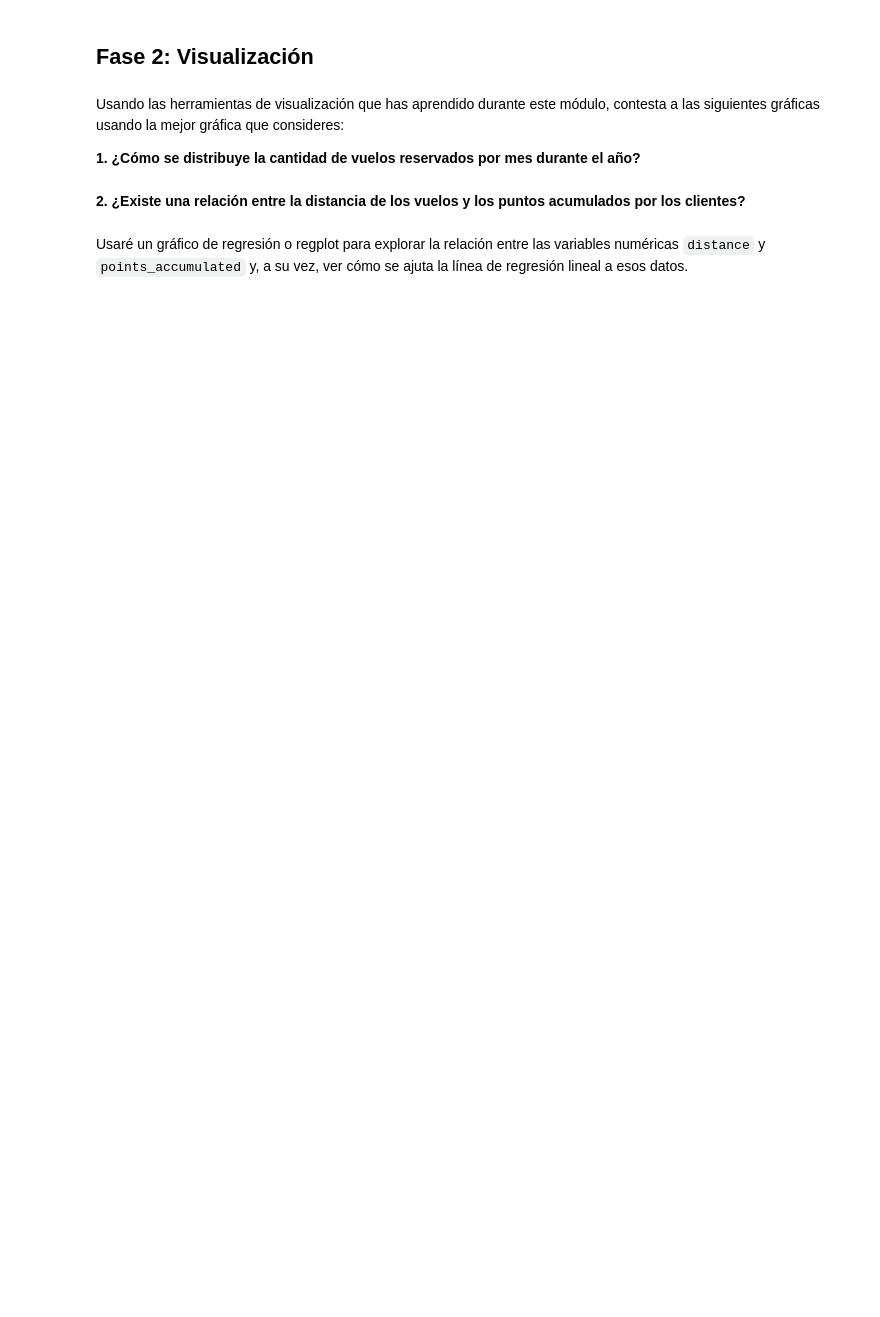
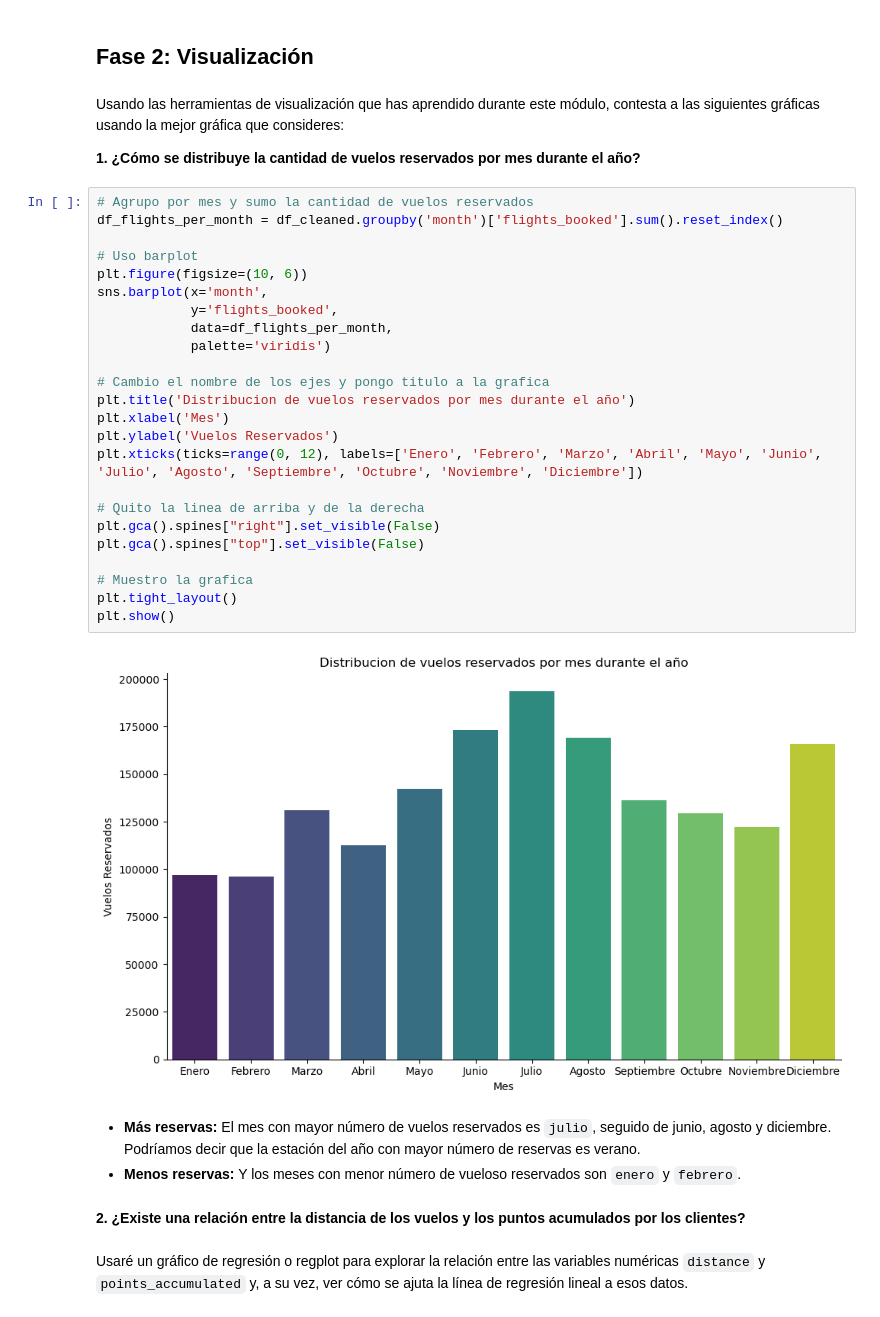
Before and after one commit to Adalab/bda-modulo-3-evaluacion-final-eaguilag, a Jupyter notebook: bda-modulo-2-evaluacion-final-promo-angela-elena-aguila.ipynb, the cells around one changed output. Cells and saved outputs as stored; diff of their text form; blank space fills up the shorter version.

```diff
--- a/bda-modulo-2-evaluacion-final-promo-angela-elena-aguila.ipynb
+++ b/bda-modulo-2-evaluacion-final-promo-angela-elena-aguila.ipynb
@@ -502,6 +396,35 @@ df_final.to_csv("customer-data.csv",index=False)
 Usando las herramientas de visualización que has aprendido durante este módulo, contesta a las siguientes gráficas usando la mejor gráfica que consideres:
 
 **1. ¿Cómo se distribuye la cantidad de vuelos reservados por mes durante el año?**
+# %%
+# Agrupo por mes y sumo la cantidad de vuelos reservados
+df_flights_per_month = df_cleaned.groupby('month')['flights_booked'].sum().reset_index()
+
+# Uso barplot
+plt.figure(figsize=(10, 6))
+sns.barplot(x='month',
+            y='flights_booked',
+            data=df_flights_per_month,
+            palette='viridis')
+
+# Cambio el nombre de los ejes y pongo titulo a la grafica
+plt.title('Distribucion de vuelos reservados por mes durante el año')
+plt.xlabel('Mes')
+plt.ylabel('Vuelos Reservados')
+plt.xticks(ticks=range(0, 12), labels=['Enero', 'Febrero', 'Marzo', 'Abril', 'Mayo', 'Junio', 'Julio', 'Agosto', 'Septiembre', 'Octubre', 'Noviembre', 'Diciembre'])
+
+# Quito la linea de arriba y de la derecha
+plt.gca().spines["right"].set_visible(False)
+plt.gca().spines["top"].set_visible(False)
+
+# Muestro la grafica
+plt.tight_layout()
+plt.show()
+# %% [output]
+[figure, added]
+# %% [markdown]
+- **Más reservas:** El mes con mayor número de vuelos reservados es `julio`, seguido de junio, agosto y diciembre. Podríamos decir que la estación del año con mayor número de reservas es verano.
+- **Menos reservas:** Y los meses con menor número de vueloso reservados son `enero` y `febrero`.
 # %% [markdown]
 **2. ¿Existe una relación entre la distancia de los vuelos y los puntos acumulados por los clientes?**
 # %% [markdown]
```
Also changed, not shown: parts of 32 cells of this notebook, 1 other file.
